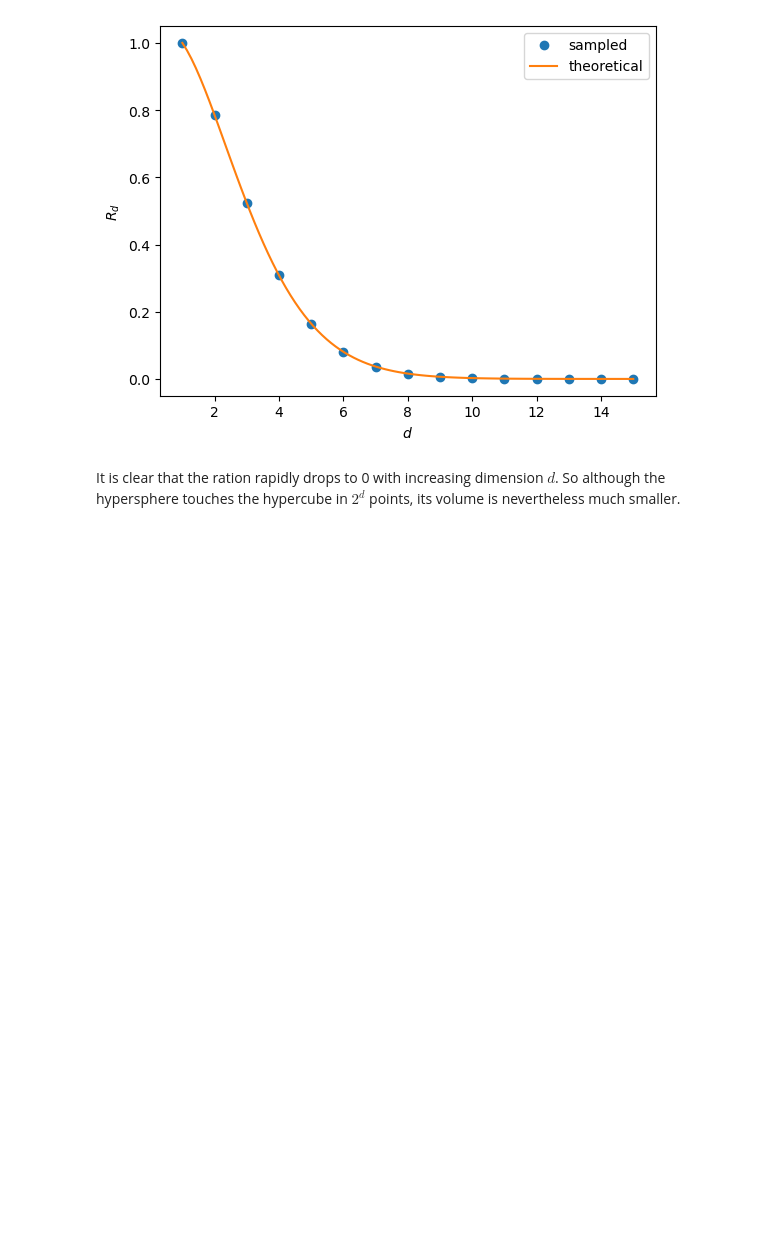
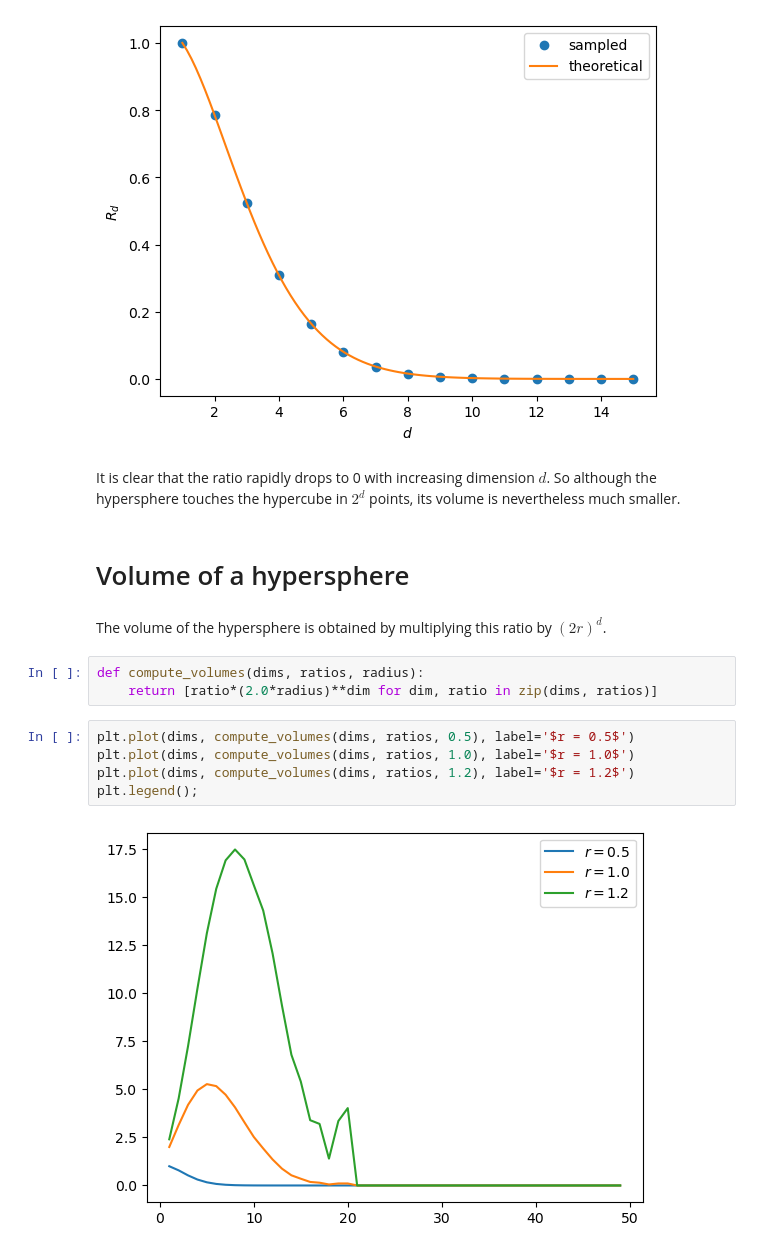
Before and after one commit to gjbex/Machine-learning-with-Python, a Jupyter notebook: source-code/curse_of_dimensionality.ipynb, the cells around one changed output. Cells and saved outputs as stored; diff of their text form; blank space fills up the shorter version.

```diff
--- a/source-code/curse_of_dimensionality.ipynb
+++ b/source-code/curse_of_dimensionality.ipynb
@@ -145,4 +175,18 @@ plt.legend();
 # %% [output]
 [figure]
 # %% [markdown]
-It is clear that the ration rapidly drops to 0 with increasing dimension $d$. So although the hypersphere touches the hypercube in $2^d$ points, its volume is nevertheless much smaller.
+It is clear that the ratio rapidly drops to 0 with increasing dimension $d$. So although the hypersphere touches the hypercube in $2^d$ points, its volume is nevertheless much smaller.
+# %% [markdown]
+# Volume of a hypersphere
+# %% [markdown]
+The volume of the hypersphere is obtained by multiplying this ratio by $(2r)^d$.
+# %%
+def compute_volumes(dims, ratios, radius):
+    return [ratio*(2.0*radius)**dim for dim, ratio in zip(dims, ratios)]
+# %%
+plt.plot(dims, compute_volumes(dims, ratios, 0.5), label='$r = 0.5$')
+plt.plot(dims, compute_volumes(dims, ratios, 1.0), label='$r = 1.0$')
+plt.plot(dims, compute_volumes(dims, ratios, 1.2), label='$r = 1.2$')
+plt.legend();
+# %% [output]
+[figure, added]
```
Also changed, not shown: parts of 16 cells of this notebook.
